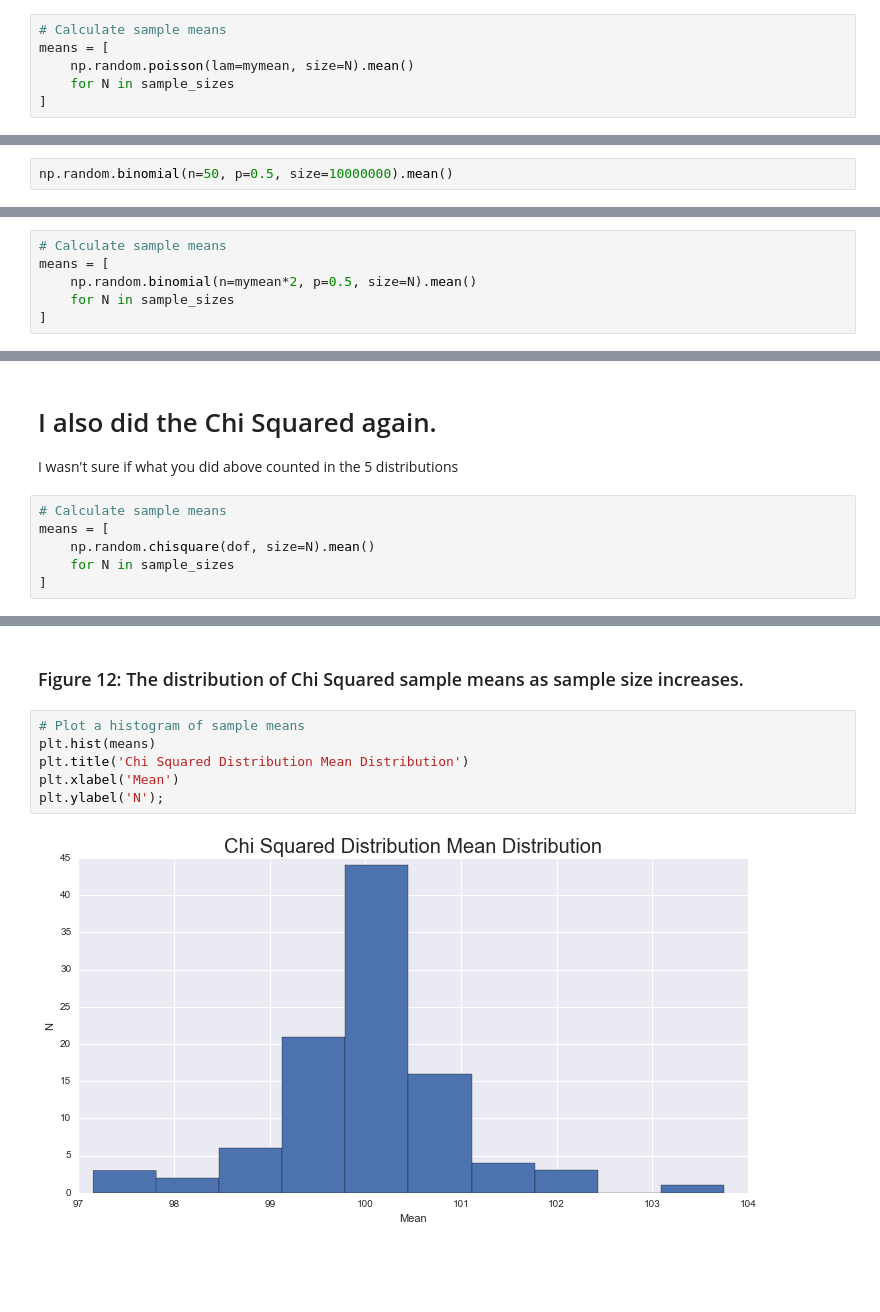
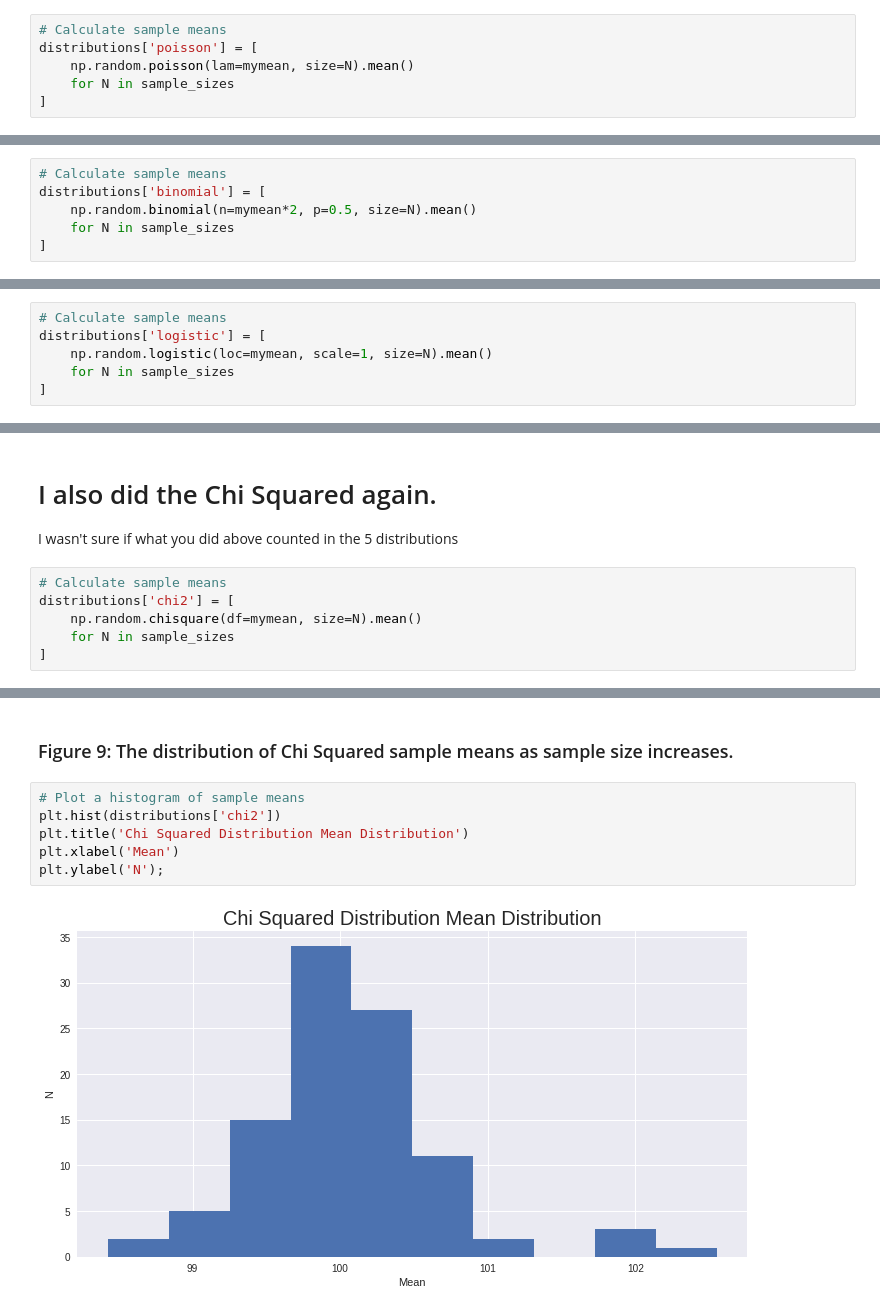
Before and after one commit to beasteers/PUI2017_bs3639, a Jupyter notebook: HW3_bs3639/Assignment1.ipynb, the cells around one changed output, grey strips where cells are left out. Saved outputs shown, nothing was run; the diff lists cells and outputs as text; blank space fills up the shorter version.

```diff
--- a/HW3_bs3639/Assignment1.ipynb
+++ b/HW3_bs3639/Assignment1.ipynb
@@ -188,7 +80,7 @@ plt.ylabel('N');
 # Do it for the Poisson distribution
 # %%
 # Calculate sample means
-means = [
+distributions['poisson'] = [
     np.random.poisson(lam=mymean, size=N).mean()
     for N in sample_sizes
 ]
@@ -215,4 +108,8 @@ plt.ylabel('N');
 # %% [markdown]
 # Do it for the Binomial distribution
 # %%
-np.random.binomial(n=50, p=0.5, size=10000000).mean()
+# Calculate sample means
+distributions['binomial'] = [
+    np.random.binomial(n=mymean*2, p=0.5, size=N).mean()
+    for N in sample_sizes
+]
@@ -221,7 +140,7 @@ np.random.binomial(n=50, p=0.5, size=10000000).mean()
 # %%
 # Calculate sample means
-means = [
-    np.random.binomial(n=mymean*2, p=0.5, size=N).mean()
+distributions['logistic'] = [
+    np.random.logistic(loc=mymean, scale=1, size=N).mean()
     for N in sample_sizes
 ]
 # %%
@@ -277,8 +169,8 @@ plt.ylabel('N');
 I wasn't sure if what you did above counted in the 5 distributions
 # %%
 # Calculate sample means
-means = [
-    np.random.chisquare(dof, size=N).mean()
+distributions['chi2'] = [
+    np.random.chisquare(df=mymean, size=N).mean()
     for N in sample_sizes
 ]
 # %%
@@ -292,11 +185,11 @@ plt.ylabel('Mean');
 # %% [markdown]
-### Figure 12: The distribution of Chi Squared sample means as sample size increases.
+### Figure 9: The distribution of Chi Squared sample means as sample size increases.
 # %%
 # Plot a histogram of sample means
-plt.hist(means)
+plt.hist(distributions['chi2'])
 plt.title('Chi Squared Distribution Mean Distribution')
 plt.xlabel('Mean')
 plt.ylabel('N');
 # %% [output]
-[figure, old version]
+[figure, new version]
 # %% [markdown]
```
Also changed, not shown: parts of 59 cells of this notebook, 1 other file.
